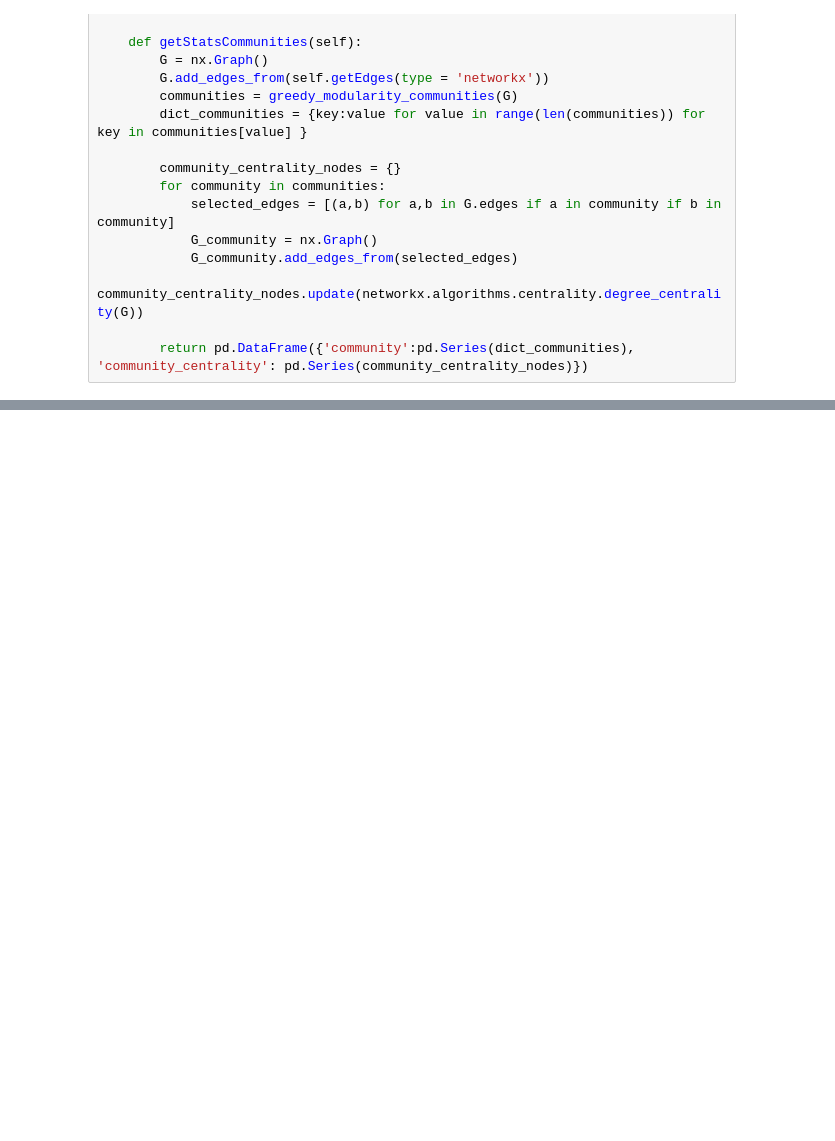
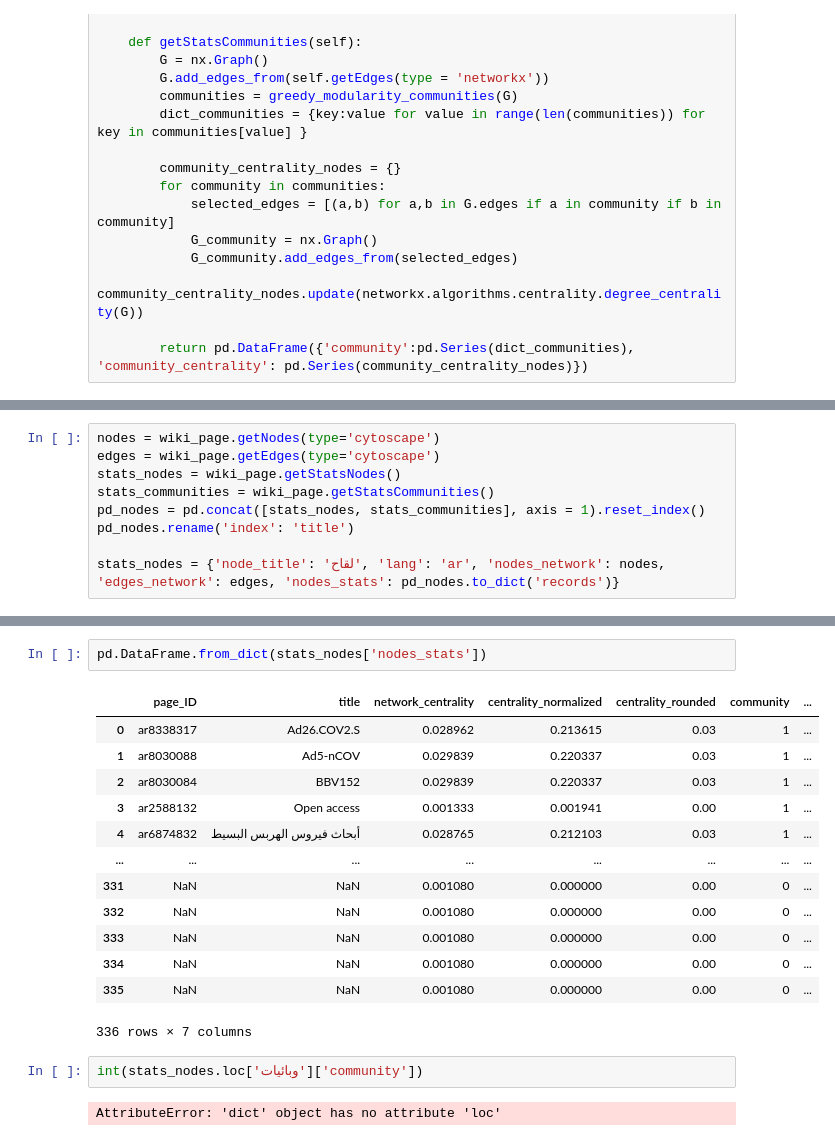
Before and after one commit to teijehidde/Comparing-Wiki-Knowledge-Networks, a Jupyter notebook: Code/Notebook_app.ipynb, the cells around one changed output, grey strips where cells are left out. Saved outputs shown, nothing was run; the diff lists cells and outputs as text; blank space fills up the shorter version.

```diff
--- a/Code/Notebook_app.ipynb
+++ b/Code/Notebook_app.ipynb
@@ -144,0 +134,9 @@ wiki_network.getStatsNodes()
+# %%
+nodes = wiki_page.getNodes(type='cytoscape')
+edges = wiki_page.getEdges(type='cytoscape')
+stats_nodes = wiki_page.getStatsNodes()
+stats_communities = wiki_page.getStatsCommunities()
+pd_nodes = pd.concat([stats_nodes, stats_communities], axis = 1).reset_index()
+pd_nodes.rename('index': 'title')
+
+stats_nodes = {'node_title': 'لقاح', 'lang': 'ar', 'nodes_network': nodes, 'edges_network': edges, 'nodes_stats': pd_nodes.to_dict('records')}
@@ -144,0 +159,20 @@ wiki_network.getStatsNodes()
+# %%
+pd.DataFrame.from_dict(stats_nodes['nodes_stats'])
+# %% [output]
+|  | page_ID | title | network_centrality | centrality_normalized | centrality_rounded | community | ... |
+| 0 | ar8338317 | Ad26.COV2.S | 0.028962 | 0.213615 | 0.03 | 1 | ... |
+| 1 | ar8030088 | Ad5-nCOV | 0.029839 | 0.220337 | 0.03 | 1 | ... |
+| 2 | ar8030084 | BBV152 | 0.029839 | 0.220337 | 0.03 | 1 | ... |
+| 3 | ar2588132 | Open access | 0.001333 | 0.001941 | 0.00 | 1 | ... |
+| 4 | ar6874832 | أبحاث فيروس الهربس البسيط | 0.028765 | 0.212103 | 0.03 | 1 | ... |
+| ... | ... | ... | ... | ... | ... | ... | ... |
+| 331 | NaN | NaN | 0.001080 | 0.000000 | 0.00 | 0 | ... |
+| 332 | NaN | NaN | 0.001080 | 0.000000 | 0.00 | 0 | ... |
+| 333 | NaN | NaN | 0.001080 | 0.000000 | 0.00 | 0 | ... |
+| 334 | NaN | NaN | 0.001080 | 0.000000 | 0.00 | 0 | ... |
+| 335 | NaN | NaN | 0.001080 | 0.000000 | 0.00 | 0 | ... |
+336 rows × 7 columns
+# %%
+int(stats_nodes.loc['وبائيات']['community'])
+# %% [output]
+AttributeError: 'dict' object has no attribute 'loc'
```
Also changed, not shown: parts of 10 cells of this notebook, 1 other file.
